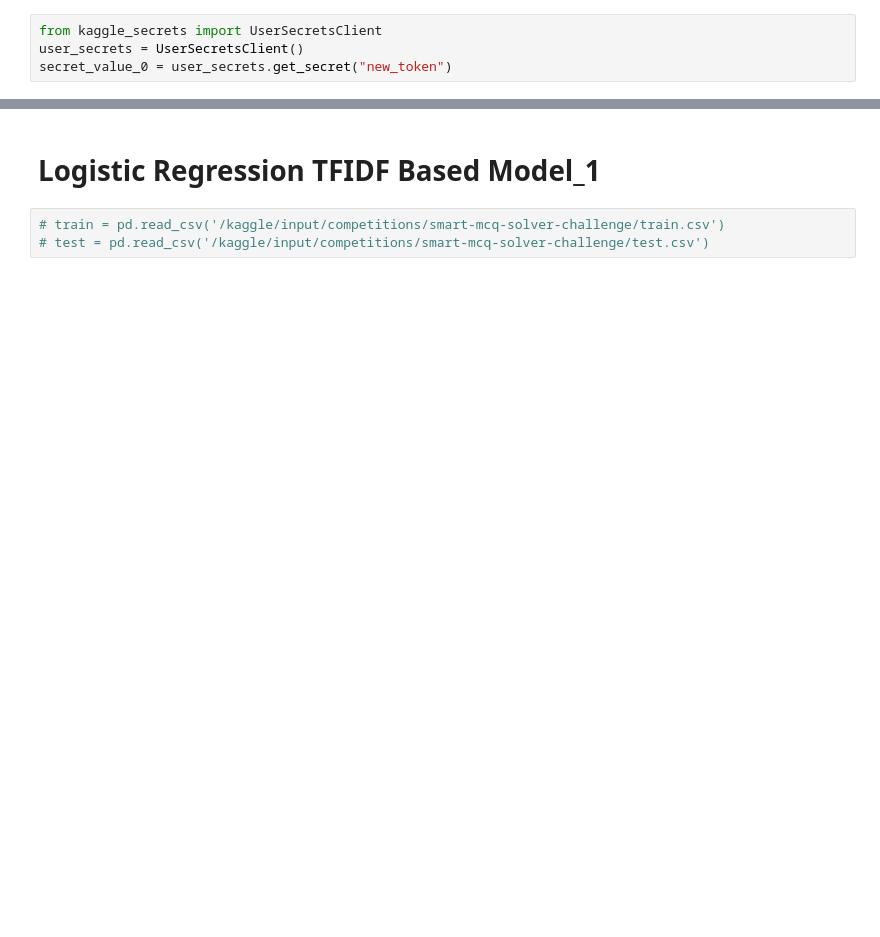
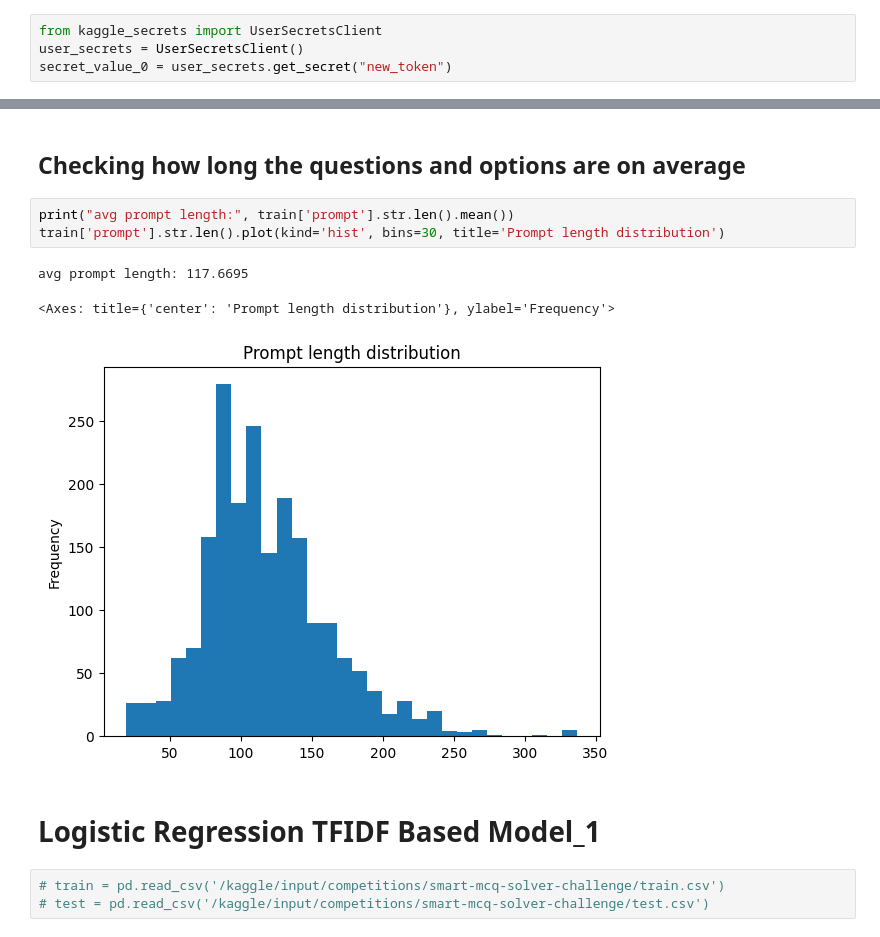
Before and after one commit to 24f2001460/dl-24f2001460-notebook-t22026, a Jupyter notebook: DL-24f2001460-notebook-t22026.ipynb, the cells around one changed output, grey strips where cells are left out. Cells and saved outputs as stored; diff of their text form; blank space fills up the shorter version.

```diff
--- a/DL-24f2001460-notebook-t22026.ipynb
+++ b/DL-24f2001460-notebook-t22026.ipynb
@@ -59,3 +106,12 @@ Resolving deltas: 100% (100/100), done.
+# %% [markdown]
+## Checking how long the questions and options are on average
+# %%
+print("avg prompt length:", train['prompt'].str.len().mean())
+train['prompt'].str.len().plot(kind='hist', bins=30, title='Prompt length distribution')
+# %% [output]
+avg prompt length: 117.6695
+<Axes: title={'center': 'Prompt length distribution'}, ylabel='Frequency'>
+[figure, added]
 # %% [markdown]
 # Logistic Regression TFIDF Based Model_1
 # %%
```
Also changed, not shown: parts of 45 cells of this notebook.
